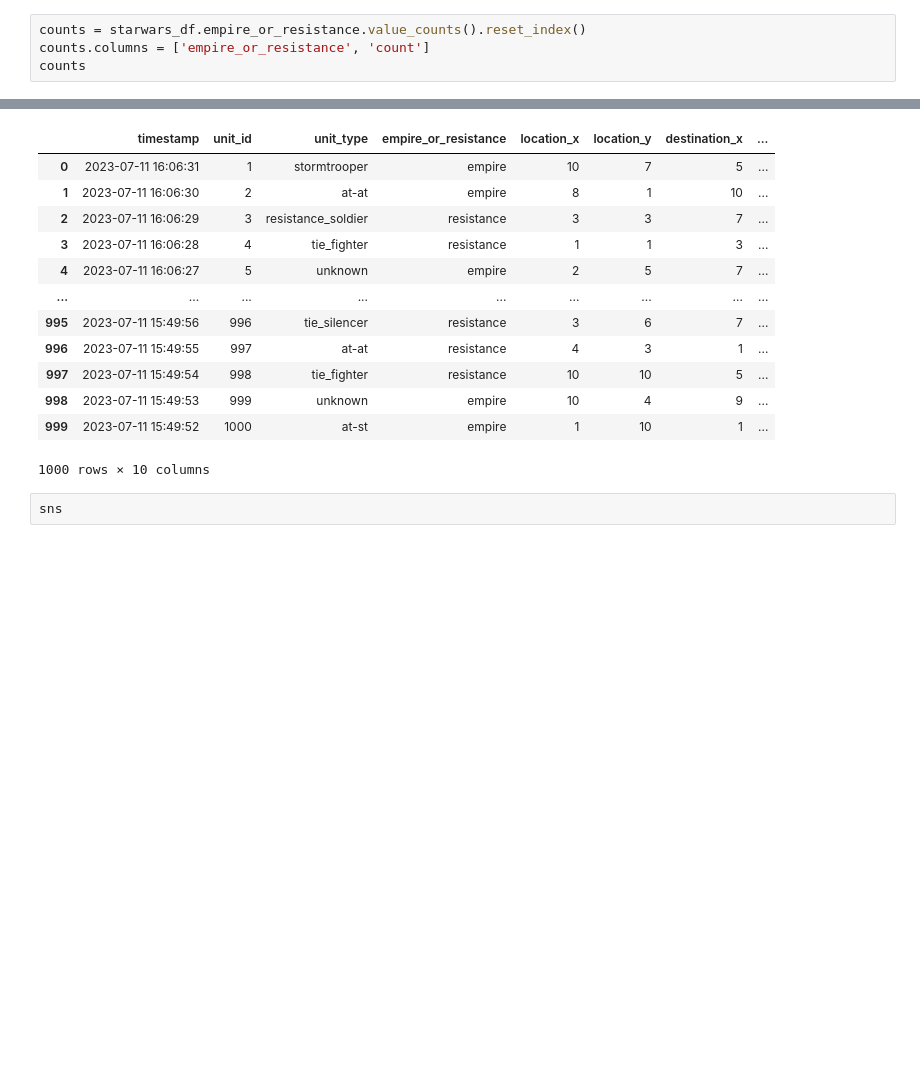
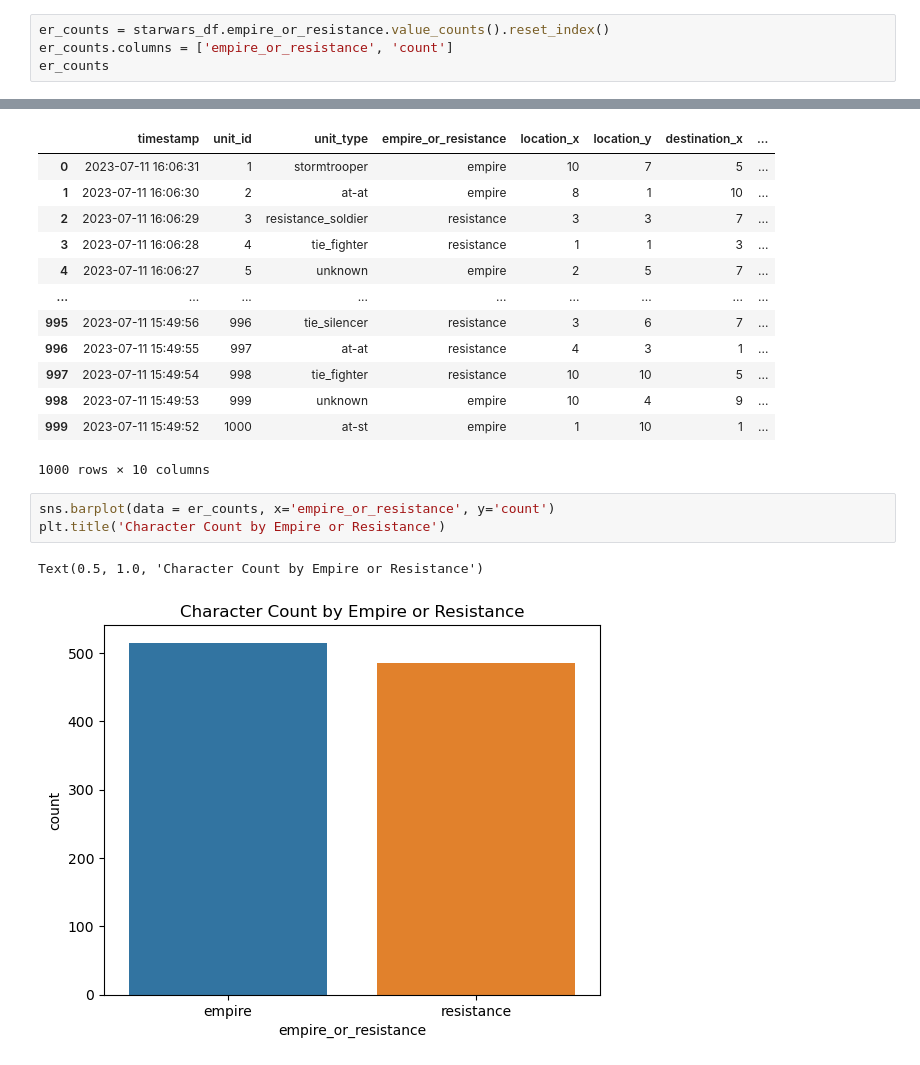
Before and after one commit to svohra04/GuidedProject3, a Jupyter notebook: Guided Project 3.ipynb, the cells around one changed output, grey strips where cells are left out. Drawn from its saved outputs; the diff is of its cells as text; blank space fills up the shorter version.

```diff
--- a/Guided Project 3.ipynb
+++ b/Guided Project 3.ipynb
@@ -19,9 +20,9 @@ starwars_df.empire_or_resistance[starwars_df.empire_or_resistance == 'empire'].c
 # %% [output]
 (515, 485)
 # %%
-counts = starwars_df.empire_or_resistance.value_counts().reset_index()
-counts.columns = ['empire_or_resistance', 'count']
-counts
+er_counts = starwars_df.empire_or_resistance.value_counts().reset_index()
+er_counts.columns = ['empire_or_resistance', 'count']
+er_counts
 # %% [output]
 |  | empire_or_resistance | count |
 | 0 | empire | 515 |
@@ -78,5 +79,9 @@ starwars_df['is_resistance'] = starwars_df['empire_or_resistance'].apply(lambda
 | 998 | 2023-07-11 15:49:53 | 999 | unknown | empire | 10 | 4 | 9 | ... |
 | 999 | 2023-07-11 15:49:52 | 1000 | at-st | empire | 1 | 10 | 1 | ... |
 1000 rows × 10 columns
-# %%
-sns
+# %%
+sns.barplot(data = er_counts, x='empire_or_resistance', y='count')
+plt.title('Character Count by Empire or Resistance')
+# %% [output]
+Text(0.5, 1.0, 'Character Count by Empire or Resistance')
+[figure, added]
```
Also changed, not shown: parts of 6 cells of this notebook.
